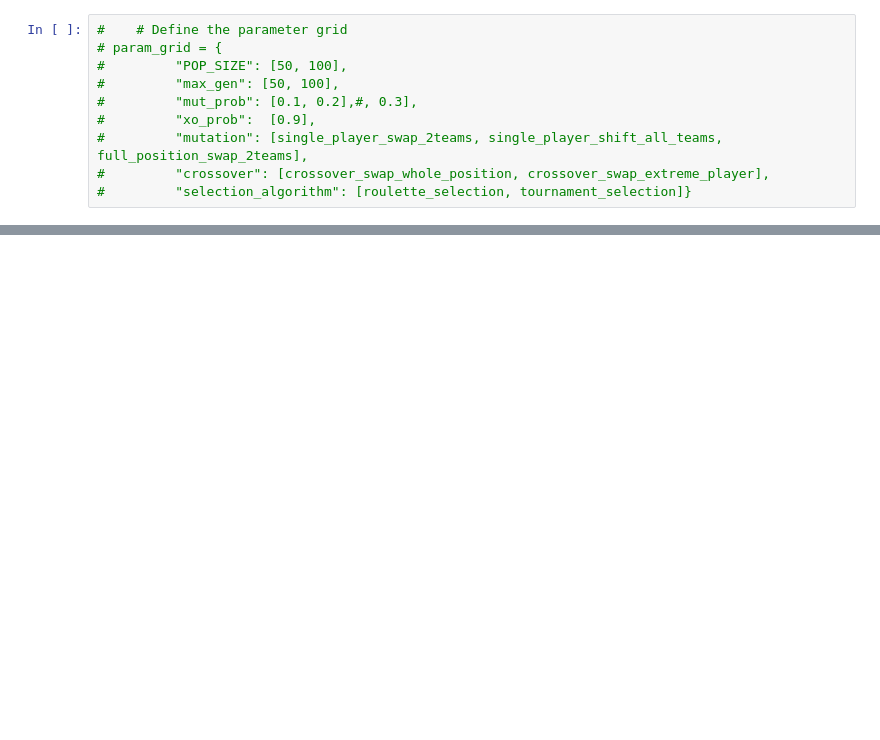
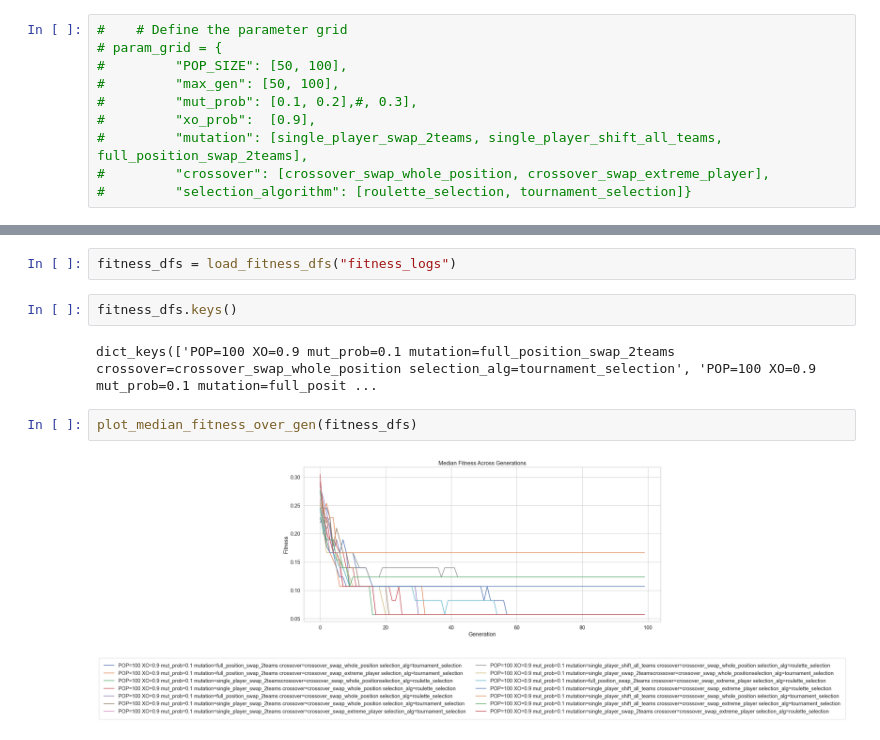
Before and after one commit to JuliaKarpienia/CIFO_project_groupA, a Jupyter notebook: grid_search.ipynb, the cells around one changed output, grey strips where cells are left out. Cells and saved outputs as stored; diff of their text form; blank space fills up the shorter version.

```diff
--- a/grid_search.ipynb
+++ b/grid_search.ipynb
@@ -35,3 +39,13 @@ run_grid_search(
 )
 # %% [output]
 Summary saved to: ga_summary.csv
+# %%
+fitness_dfs = load_fitness_dfs("fitness_logs")
+# %%
+fitness_dfs.keys()
+# %% [output]
+dict_keys(['POP=100 XO=0.9 mut_prob=0.1 mutation=full_position_swap_2teams crossover=crossover_swap_whole_position selection_alg=tournament_selection', 'POP=100 XO=0.9 mut_prob=0.1 mutation=full_posit ...
+# %%
+plot_median_fitness_over_gen(fitness_dfs)
+# %% [output]
+[figure, added]
```
Also changed, not shown: parts of 9 cells of this notebook, 51 other files.
